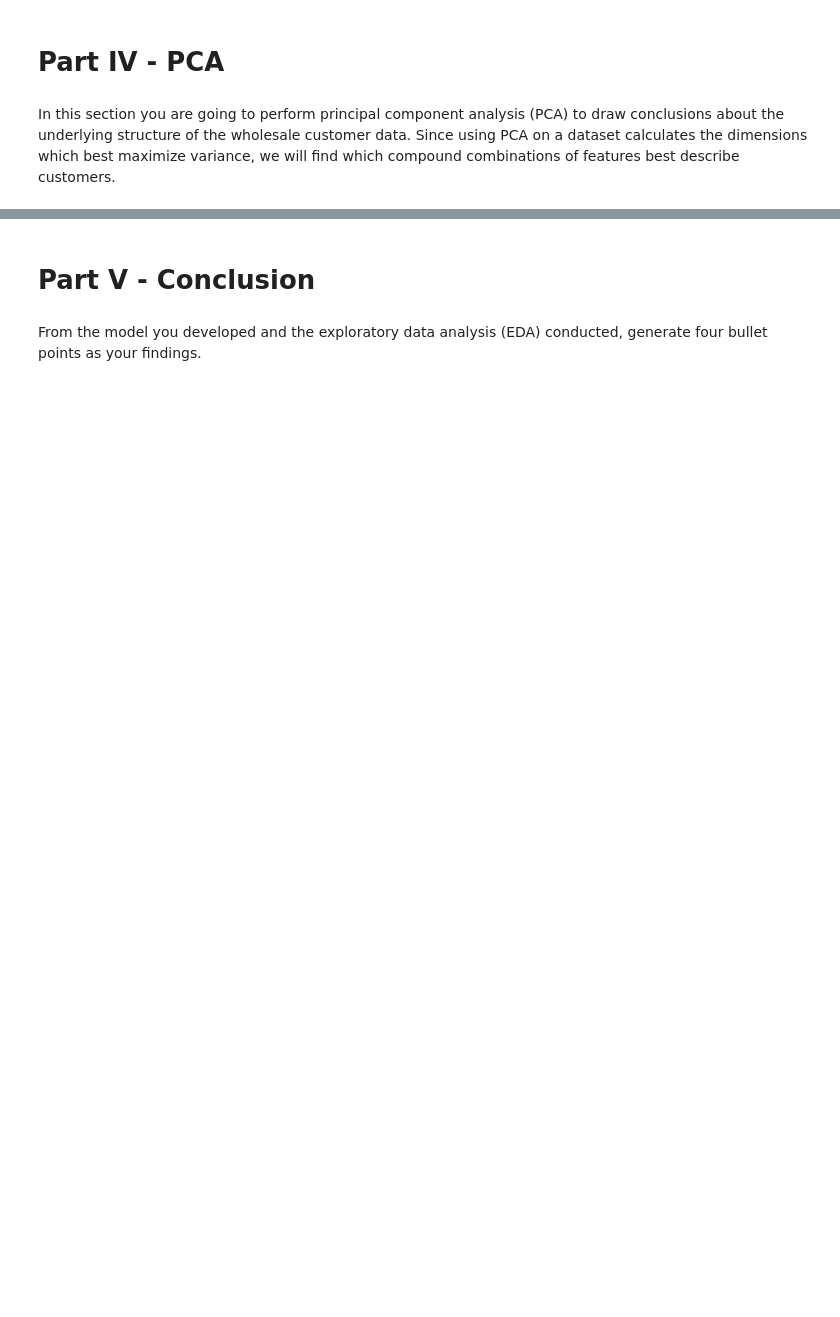
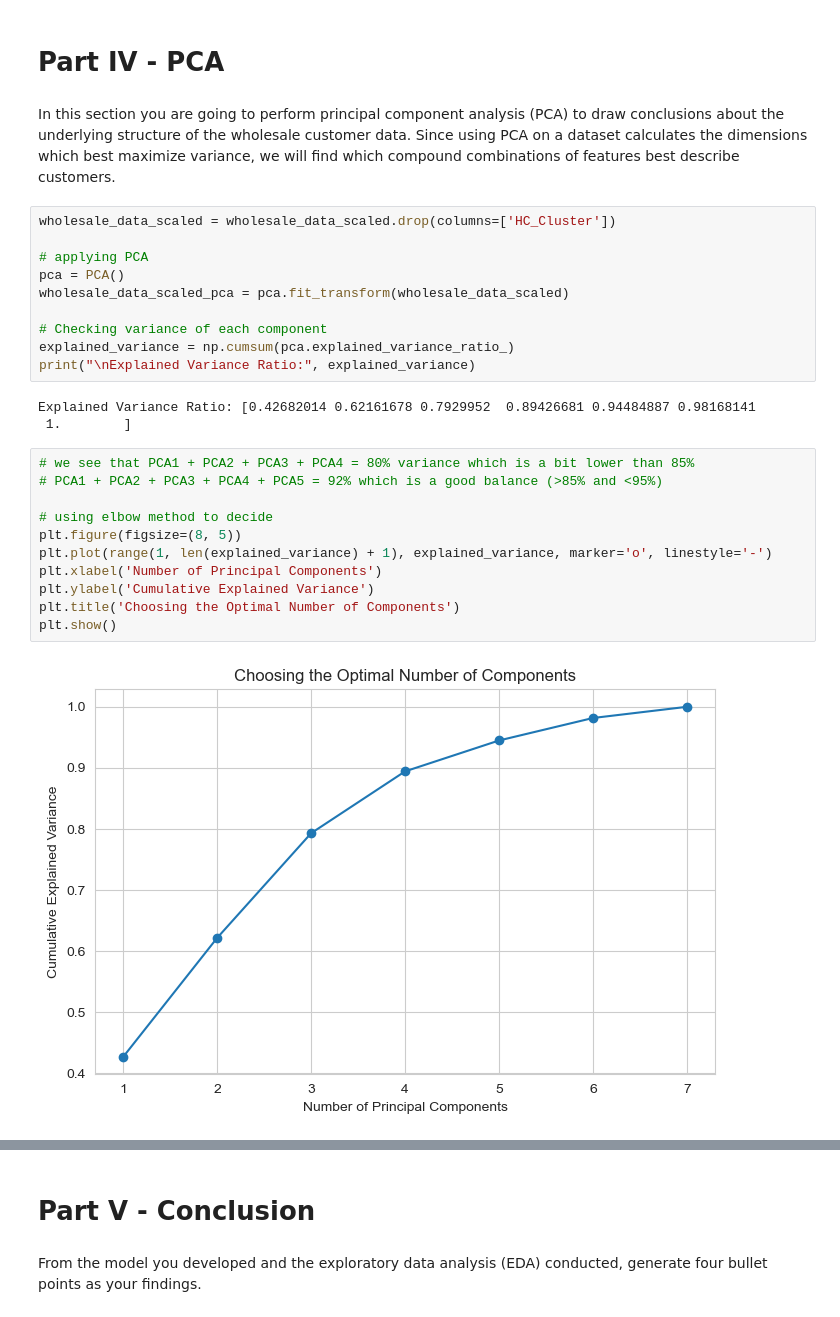
Before and after one commit to diba-jafarnejad/DS-unsupervised-learning, a Jupyter notebook: Unsupervised Learning - Project.ipynb, the cells around one changed output, grey strips where cells are left out. Drawn from its saved outputs; the diff is of its cells as text; blank space fills up the shorter version.

```diff
--- a/Unsupervised Learning - Project.ipynb
+++ b/Unsupervised Learning - Project.ipynb
@@ -147,3 +272,29 @@ To perform hierarchical clustering analysis, you will need to pre-process the da
 # Part IV - PCA
 # %% [markdown]
 In this section you are going to perform principal component analysis (PCA) to draw conclusions about the underlying structure of the wholesale customer data. Since using PCA on a dataset calculates the dimensions which best maximize variance, we will find which compound combinations of features best describe customers.
+# %%
+wholesale_data_scaled = wholesale_data_scaled.drop(columns=['HC_Cluster'])
+
+# applying PCA
+pca = PCA()
+wholesale_data_scaled_pca = pca.fit_transform(wholesale_data_scaled)
+
+# Checking variance of each component
+explained_variance = np.cumsum(pca.explained_variance_ratio_)
+print("\nExplained Variance Ratio:", explained_variance)
+# %% [output]
+Explained Variance Ratio: [0.42682014 0.62161678 0.7929952  0.89426681 0.94484887 0.98168141
+ 1.        ]
+# %%
+# we see that PCA1 + PCA2 + PCA3 + PCA4 = 80% variance which is a bit lower than 85%
+# PCA1 + PCA2 + PCA3 + PCA4 + PCA5 = 92% which is a good balance (>85% and <95%)
+
+# using elbow method to decide
+plt.figure(figsize=(8, 5))
+plt.plot(range(1, len(explained_variance) + 1), explained_variance, marker='o', linestyle='-')
+plt.xlabel('Number of Principal Components')
+plt.ylabel('Cumulative Explained Variance')
+plt.title('Choosing the Optimal Number of Components')
+plt.show()
+# %% [output]
+[figure, added]
```
Also changed, not shown: parts of 17 cells of this notebook.
